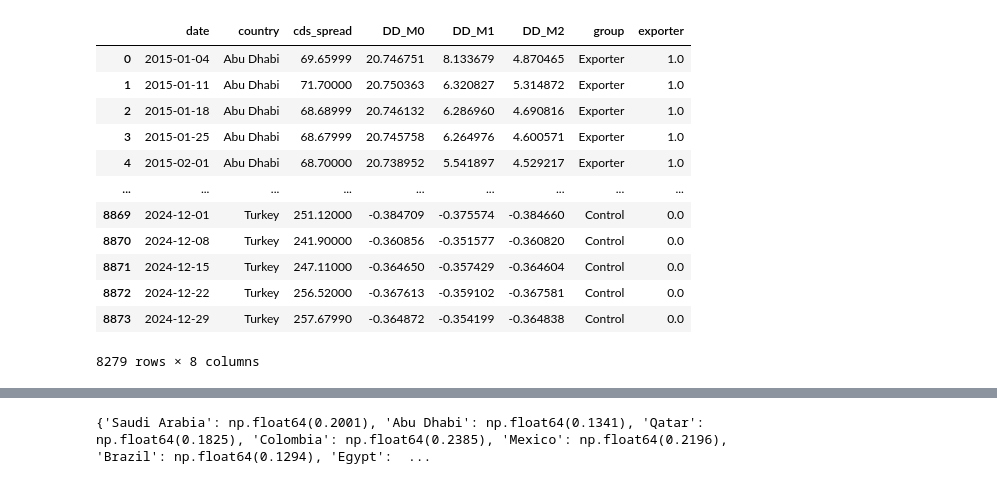
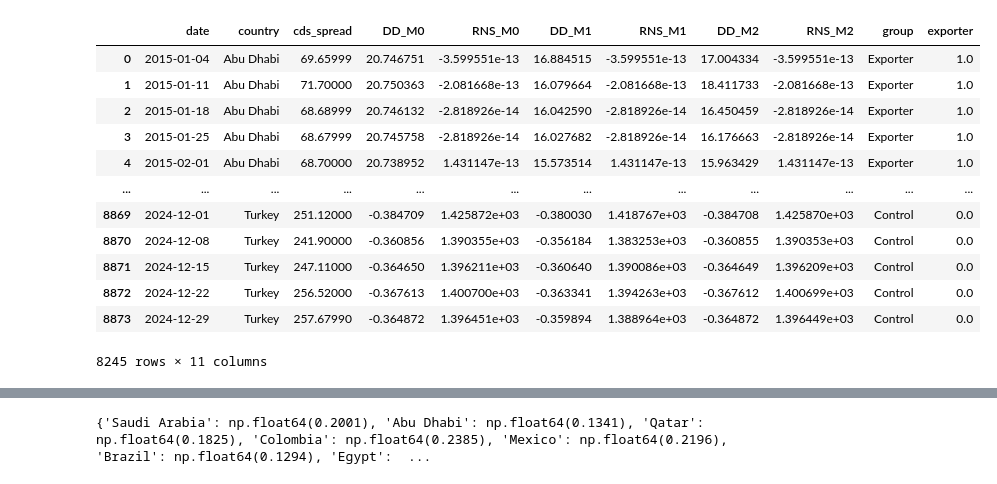
Before and after one commit to juanfp02/commodities_and_sovereigns, a Jupyter notebook: Chapter_02/CCA_results.ipynb, the cells around one changed output, grey strips where cells are left out. Saved outputs shown, nothing was run; the diff lists cells and outputs as text; code cells hidden in the pictures.

```diff
--- a/Chapter_02/CCA_results.ipynb
+++ b/Chapter_02/CCA_results.ipynb
@@ -24,39 +24,57 @@ CONTROLS    = ['Chile', 'China', 'Indonesia', 'Philippines', 'South Africa',
 RECOVERY = 0.40
 HORIZON  = 5
 # %%
-# Cell 1: Build df with observed CDS and model DDs
+# Cell 1: Build panel with observed CDS, model DDs, and RNS
+def compute_rns(df, t=HORIZON):
+    V  = df['implied_V'].values
+    sA = df['implied_sigma_V'].values
+    B  = df['B_f'].values
+    rf = df['risk_free_rate'].values
+    sqt = np.sqrt(t)
+    d1 = (np.log(V / B) + (rf + 0.5 * sA**2) * t) / (sA * sqt)
+    d2 = d1 - sA * sqt
+
+    V_fcl = V * (1 - norm.cdf(d1)) + B * np.exp(-rf * t) * norm.cdf(d2)
+    rns = (1/t) * np.log(B / V_fcl) - rf
+
+    return rns * 10000  # bps
+
+RNS_COLS = [DATE_COL, COUNTRY_COL, 'implied_V', 'implied_sigma_V', 'B_f', 'risk_free_rate']
+
 df_obs = pd.read_csv(PATHS['M0'], parse_dates=[DATE_COL],
                      usecols=[DATE_COL, COUNTRY_COL, CDS_COL])
 
 dd_frames = [df_obs.set_index([DATE_COL, COUNTRY_COL])]
 
 for model_name, path in PATHS.items():
     df = pd.read_csv(path, parse_dates=[DATE_COL],
-                     usecols=[DATE_COL, COUNTRY_COL, DD_COL])
+                     usecols=[DATE_COL, COUNTRY_COL, DD_COL] + RNS_COLS[2:])
+    df[f'RNS_{model_name}'] = compute_rns(df)
     df = df.rename(columns={DD_COL: f'DD_{model_name}'})
+    df = df[[DATE_COL, COUNTRY_COL, f'DD_{model_name}', f'RNS_{model_name}']]
     dd_frames.append(df.set_index([DATE_COL, COUNTRY_COL]))
 
 panel = pd.concat(dd_frames, axis=1).reset_index()
 panel = panel[panel[COUNTRY_COL].isin(EXPORTERS + CONTROLS)].dropna()
 panel['group']    = panel[COUNTRY_COL].apply(
     lambda x: 'Exporter' if x in EXPORTERS else 'Control'
 )
 panel['exporter'] = (panel['group'] == 'Exporter').astype(float)
 
 panel
 # %% [output]
-|  | date | country | cds_spread | DD_M0 | DD_M1 | DD_M2 | group | exporter |
-| 0 | 2015-01-04 | Abu Dhabi | 69.65999 | 20.746751 | 8.133679 | 4.870465 | Exporter | 1.0 |
-| 1 | 2015-01-11 | Abu Dhabi | 71.70000 | 20.750363 | 6.320827 | 5.314872 | Exporter | 1.0 |
-| 2 | 2015-01-18 | Abu Dhabi | 68.68999 | 20.746132 | 6.286960 | 4.690816 | Exporter | 1.0 |
-| 3 | 2015-01-25 | Abu Dhabi | 68.67999 | 20.745758 | 6.264976 | 4.600571 | Exporter | 1.0 |
-| 4 | 2015-02-01 | Abu Dhabi | 68.70000 | 20.738952 | 5.541897 | 4.529217 | Exporter | 1.0 |
-| ... | ... | ... | ... | ... | ... | ... | ... | ... |
-| 8869 | 2024-12-01 | Turkey | 251.12000 | -0.384709 | -0.375574 | -0.384660 | Control | 0.0 |
-| 8870 | 2024-12-08 | Turkey | 241.90000 | -0.360856 | -0.351577 | -0.360820 | Control | 0.0 |
-| 8871 | 2024-12-15 | Turkey | 247.11000 | -0.364650 | -0.357429 | -0.364604 | Control | 0.0 |
-| 8872 | 2024-12-22 | Turkey | 256.52000 | -0.367613 | -0.359102 | -0.367581 | Control | 0.0 |
-| 8873 | 2024-12-29 | Turkey | 257.67990 | -0.364872 | -0.354199 | -0.364838 | Control | 0.0 |
+|  | date | country | cds_spread | DD_M0 | RNS_M0 | DD_M1 | RNS_M1 | DD_M2 | RNS_M2 | group | exporter |
+| 0 | 2015-01-04 | Abu Dhabi | 69.65999 | 20.746751 | -3.599551e-13 | 16.884515 | -3.599551e-13 | 17.004334 | -3.599551e-13 | Exporter | 1.0 |
+| 1 | 2015-01-11 | Abu Dhabi | 71.70000 | 20.750363 | -2.081668e-13 | 16.079664 | -2.081668e-13 | 18.411733 | -2.081668e-13 | Exporter | 1.0 |
+| 2 | 2015-01-18 | Abu Dhabi | 68.68999 | 20.746132 | -2.818926e-14 | 16.042590 | -2.818926e-14 | 16.450459 | -2.818926e-14 | Exporter | 1.0 |
+| 3 | 2015-01-25 | Abu Dhabi | 68.67999 | 20.745758 | -2.818926e-14 | 16.027682 | -2.818926e-14 | 16.176663 | -2.818926e-14 | Exporter | 1.0 |
+| 4 | 2015-02-01 | Abu Dhabi | 68.70000 | 20.738952 | 1.431147e-13 | 15.573514 | 1.431147e-13 | 15.963429 | 1.431147e-13 | Exporter | 1.0 |
+| ... | ... | ... | ... | ... | ... | ... | ... | ... | ... | ... | ... |
+| 8869 | 2024-12-01 | Turkey | 251.12000 | -0.384709 | 1.425872e+03 | -0.380030 | 1.418767e+03 | -0.384708 | 1.425870e+03 | Control | 0.0 |
+| 8870 | 2024-12-08 | Turkey | 241.90000 | -0.360856 | 1.390355e+03 | -0.356184 | 1.383253e+03 | -0.360855 | 1.390353e+03 | Control | 0.0 |
+| 8871 | 2024-12-15 | Turkey | 247.11000 | -0.364650 | 1.396211e+03 | -0.360640 | 1.390086e+03 | -0.364649 | 1.396209e+03 | Control | 0.0 |
+| 8872 | 2024-12-22 | Turkey | 256.52000 | -0.367613 | 1.400700e+03 | -0.363341 | 1.394263e+03 | -0.367612 | 1.400699e+03 | Control | 0.0 |
+| 8873 | 2024-12-29 | Turkey | 257.67990 | -0.364872 | 1.396451e+03 | -0.359894 | 1.388964e+03 | -0.364872 | 1.396449e+03 | Control | 0.0 |
-8279 rows × 8 columns
+8245 rows × 11 columns
 # %%
 # Cell 2: Summary tables
```
Also changed, not shown: parts of 8 cells of this notebook, 7 other files.
